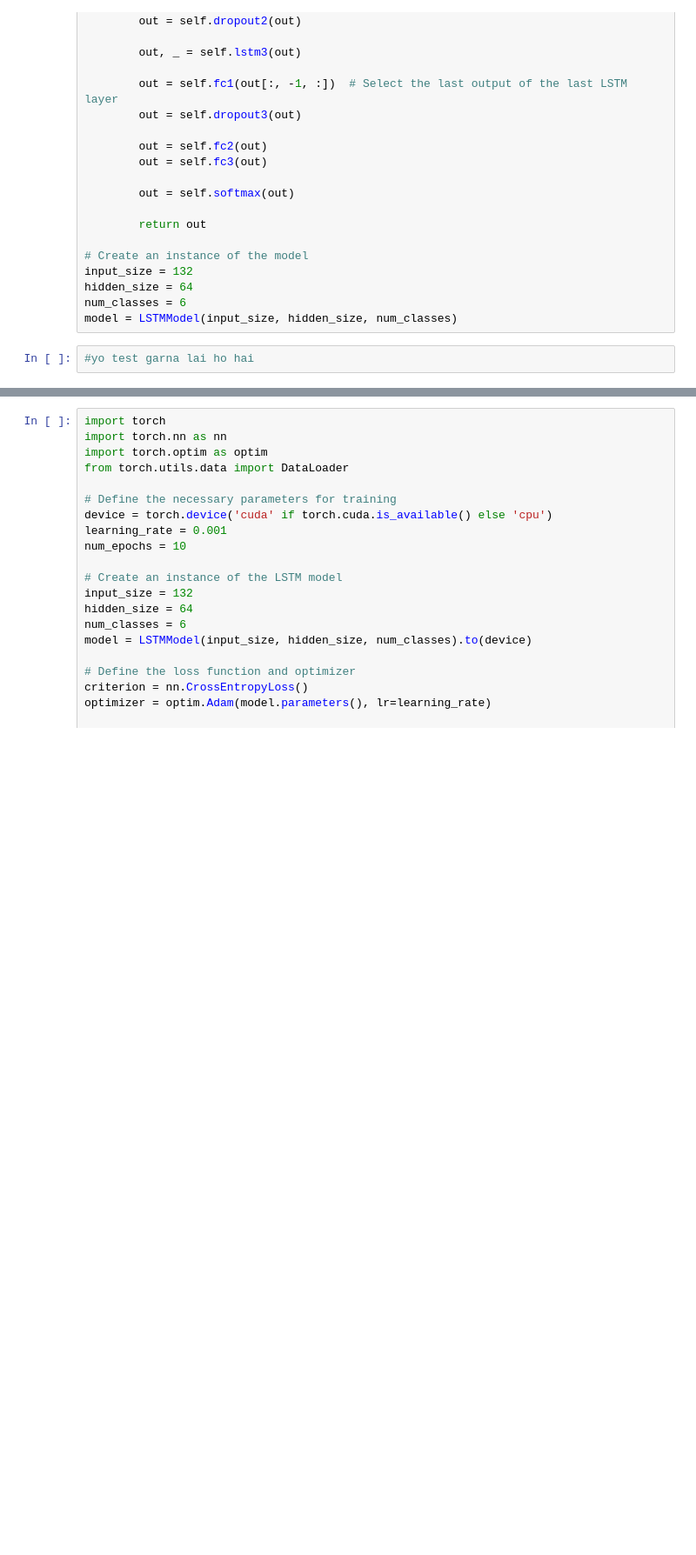
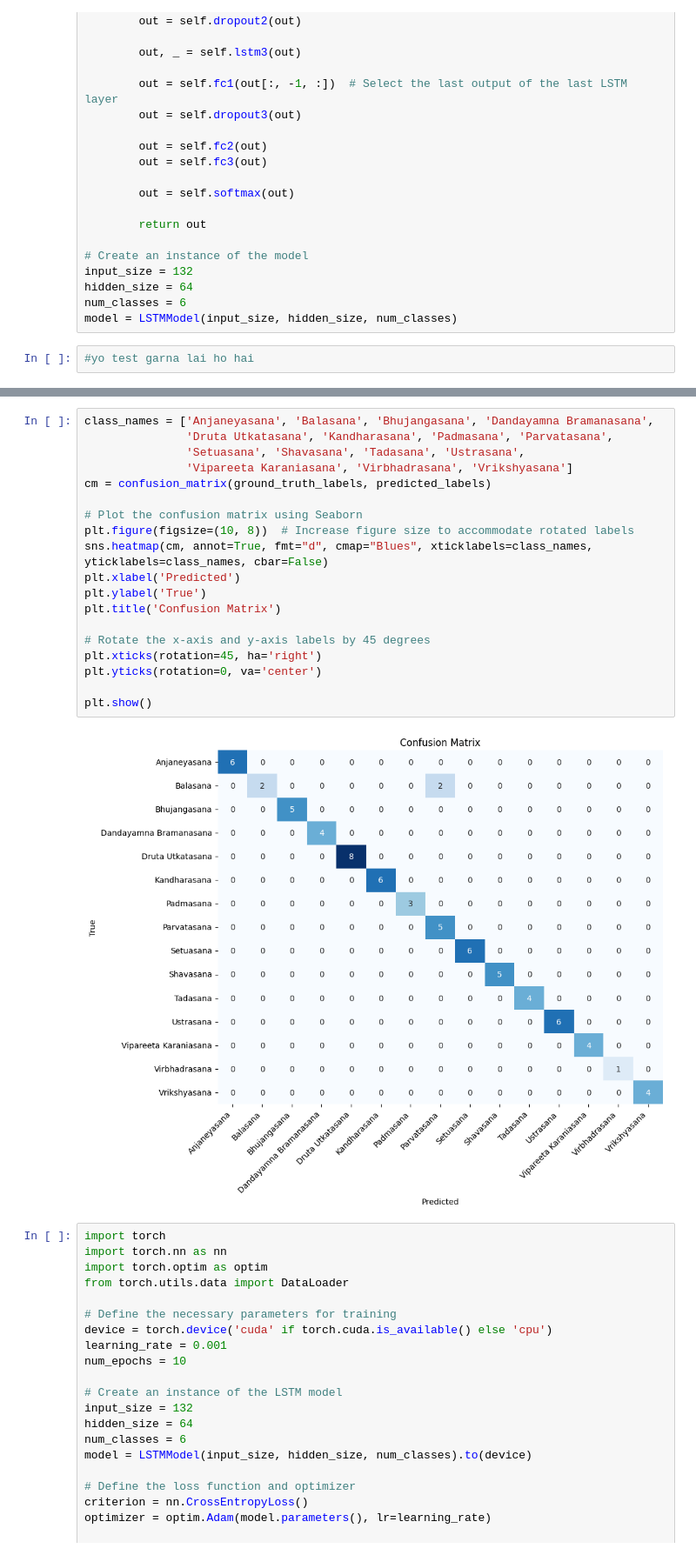
Before and after one commit to anurag0013/Yoga-Pose-Estimator, a Jupyter notebook: hollistic.ipynb, the cells around one changed output, grey strips where cells are left out. Shown: that part at 87% size. Saved outputs shown, nothing was run; the diff lists cells and outputs as text; blank space fills up the shorter version.

```diff
--- a/hollistic.ipynb
+++ b/hollistic.ipynb
@@ -400,3 +534,24 @@ model = LSTMModel(input_size, hidden_size, num_classes)
+# %%
+class_names = ['Anjaneyasana', 'Balasana', 'Bhujangasana', 'Dandayamna Bramanasana',
+               'Druta Utkatasana', 'Kandharasana', 'Padmasana', 'Parvatasana',
+               'Setuasana', 'Shavasana', 'Tadasana', 'Ustrasana',
+               'Vipareeta Karaniasana', 'Virbhadrasana', 'Vrikshyasana']
+cm = confusion_matrix(ground_truth_labels, predicted_labels)
+
+# Plot the confusion matrix using Seaborn
+plt.figure(figsize=(10, 8))  # Increase figure size to accommodate rotated labels
+sns.heatmap(cm, annot=True, fmt="d", cmap="Blues", xticklabels=class_names, yticklabels=class_names, cbar=False)
+plt.xlabel('Predicted')
+plt.ylabel('True')
+plt.title('Confusion Matrix')
+
+# Rotate the x-axis and y-axis labels by 45 degrees
+plt.xticks(rotation=45, ha='right')
+plt.yticks(rotation=0, va='center')
+
+plt.show()
+# %% [output]
+[figure, added]
 # %%
 import torch
 import torch.nn as nn
```
Also changed, not shown: parts of 23 cells of this notebook, 17 other files.
